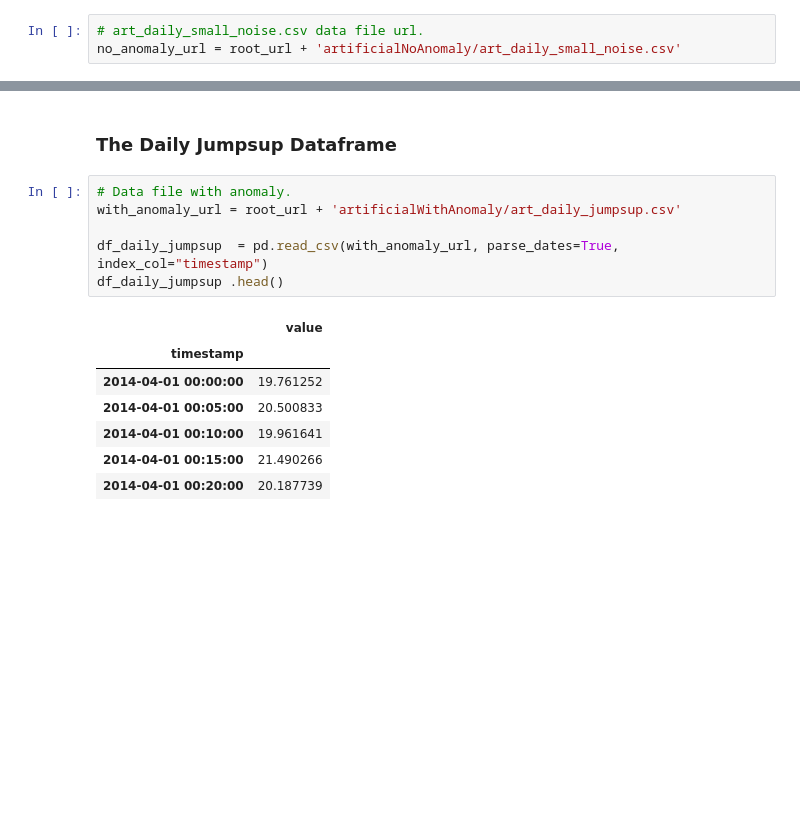
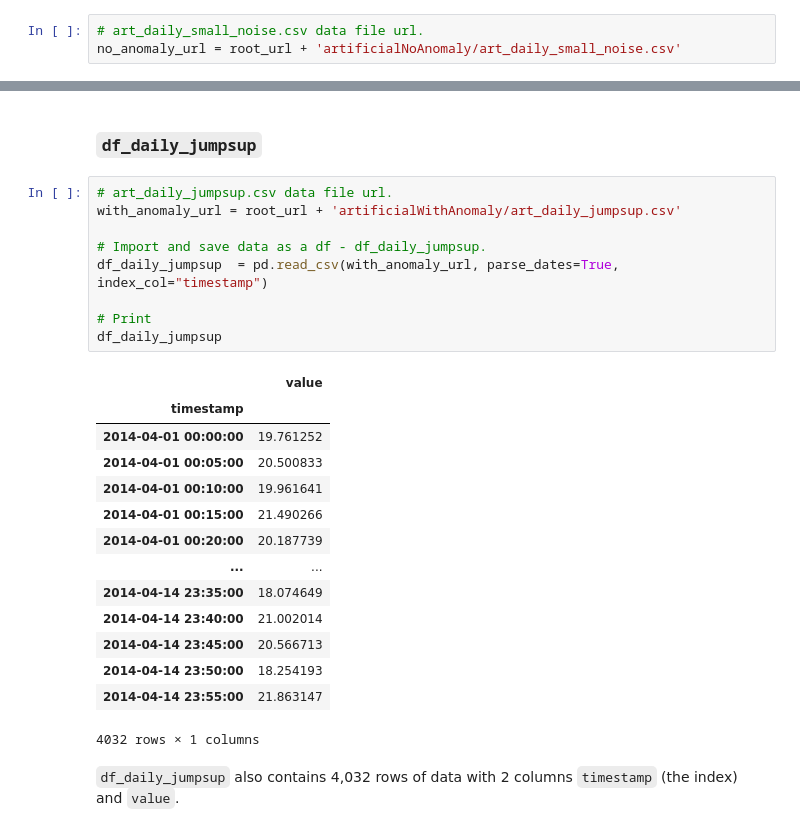
Before and after one commit to ShaneOG2/machstat-assessment, a Jupyter notebook: Practicals/Machine Learning Project Notebook.ipynb, the cells around one changed output, grey strips where cells are left out. Saved outputs shown, nothing was run; the diff lists cells and outputs as text; blank space fills up the shorter version.

```diff
--- a/Practicals/Machine Learning Project Notebook.ipynb
+++ b/Practicals/Machine Learning Project Notebook.ipynb
@@ -77,16 +123,28 @@ df_small_noise
 # %% [markdown]
-### The Daily Jumpsup Dataframe
+### `df_daily_jumpsup`
 # %%
-# Data file with anomaly.
+# art_daily_jumpsup.csv data file url.
 with_anomaly_url = root_url + 'artificialWithAnomaly/art_daily_jumpsup.csv'
 
+# Import and save data as a df - df_daily_jumpsup.
 df_daily_jumpsup  = pd.read_csv(with_anomaly_url, parse_dates=True, index_col="timestamp")
-df_daily_jumpsup .head()
+
+# Print
+df_daily_jumpsup
 # %% [output]
 |  | value |
 | timestamp |  |
 | 2014-04-01 00:00:00 | 19.761252 |
 | 2014-04-01 00:05:00 | 20.500833 |
 | 2014-04-01 00:10:00 | 19.961641 |
 | 2014-04-01 00:15:00 | 21.490266 |
 | 2014-04-01 00:20:00 | 20.187739 |
+| ... | ... |
+| 2014-04-14 23:35:00 | 18.074649 |
+| 2014-04-14 23:40:00 | 21.002014 |
+| 2014-04-14 23:45:00 | 20.566713 |
+| 2014-04-14 23:50:00 | 18.254193 |
+| 2014-04-14 23:55:00 | 21.863147 |
+4032 rows × 1 columns
+# %% [markdown]
+`df_daily_jumpsup` also contains 4,032 rows of data with 2 columns `timestamp` (the index) and `value`.
```
Also changed, not shown: parts of 7 cells of this notebook.
